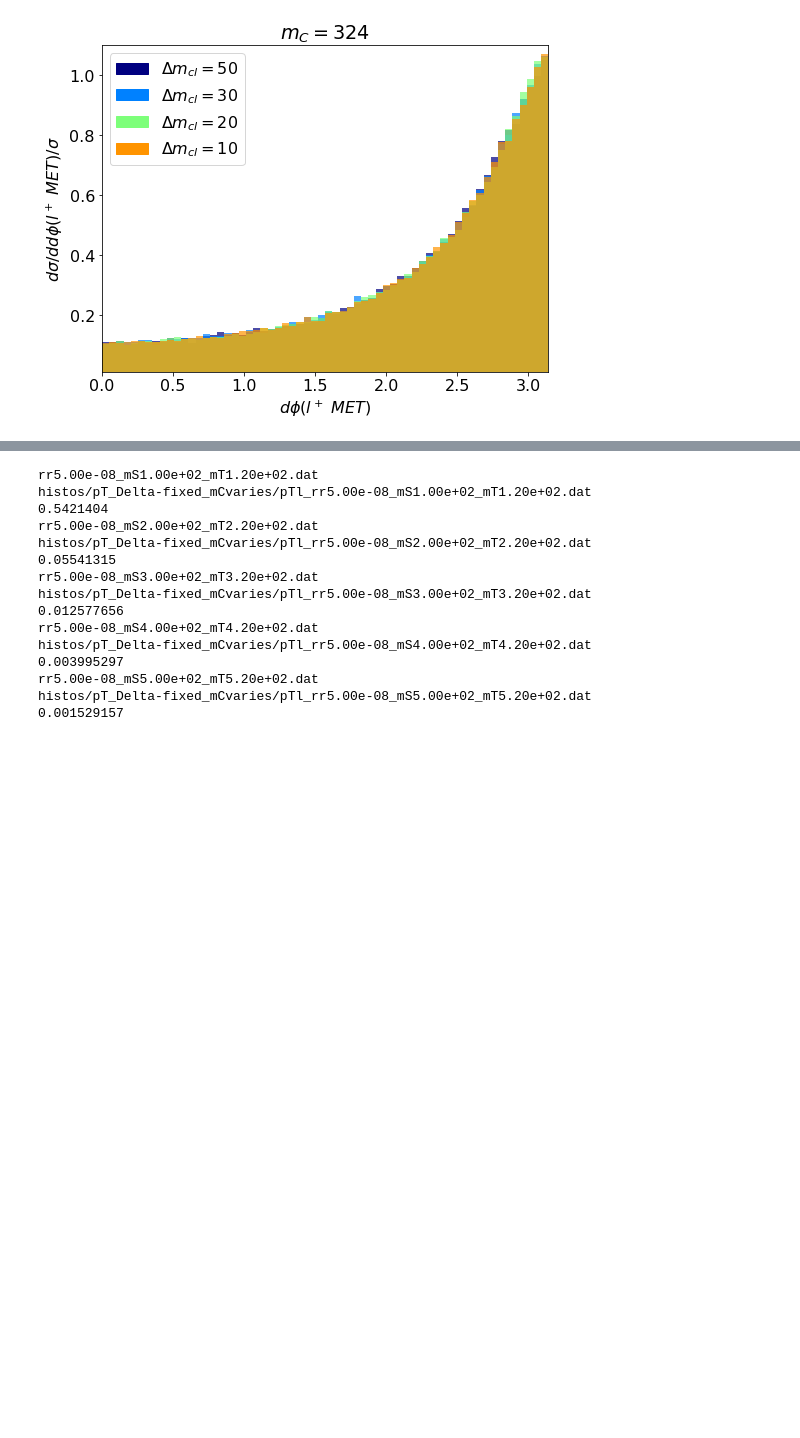
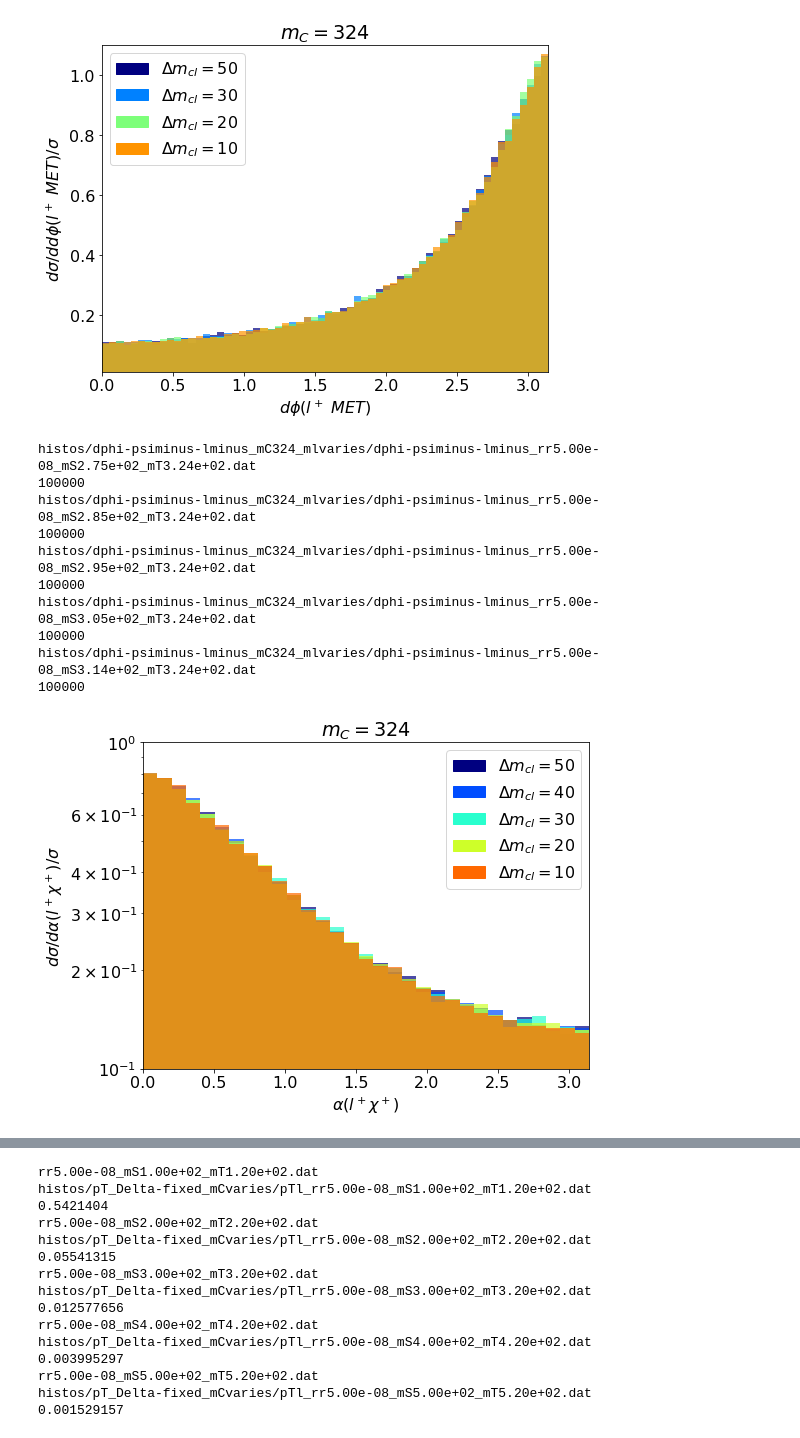
Before and after one commit to anasthesia/SoftLLP, a Jupyter notebook: kinematics/plot_histos.ipynb, the cells around one changed output, grey strips where cells are left out. Drawn from its saved outputs; the diff is of its cells as text; code cells hidden in the pictures; blank space fills up the shorter version.

```diff
--- a/kinematics/plot_histos.ipynb
+++ b/kinematics/plot_histos.ipynb
@@ -706,3 +748,41 @@ histos/dphi-lMET_mCfixed_mlvaries/dphi-lMET_rr5.00e-08_mS3.05e+02_mT3.24e+02.dat
 histos/dphi-lMET_mCfixed_mlvaries/dphi-lMET_rr5.00e-08_mS3.14e+02_mT3.24e+02.dat
 100000
 [figure]
+# %%
+#angle between the mediator and the same-charge lepton: mC fixed, ml varies
+
+plt.figure(figsize=(8, 6))
+
+histosFromFiles('histos/dphi-psiminus-lminus_mC324_mlvaries',0.1,False)
+
+
+plt.xlim(0,np.pi)
+plt.ylim(10**(-1),1)
+plt.yscale("log")
+
+plt.title("$m_C=324$")
+plt.xlabel('$\\alpha(l^+ \\chi^+)$')
+plt.ylabel('$d\\sigma/d \\alpha(l^+ \\chi^+)/\\sigma$')
+
+
+patch1 = mpatches.Patch(color=usedcolors[0], label='$\\Delta m_{cl}=50$')
+patch2 = mpatches.Patch(color=usedcolors[1], label='$\\Delta m_{cl}=40$')
+patch3 = mpatches.Patch(color=usedcolors[2], label='$\\Delta m_{cl}=30$')
+patch4 = mpatches.Patch(color=usedcolors[3], label='$\\Delta m_{cl}=20$')
+patch5 = mpatches.Patch(color=usedcolors[4], label='$\\Delta m_{cl}=10$')
+
+plt.legend(handles=[patch1,patch2,patch3,patch4,patch5],loc='upper right')
+
+plt.savefig('dphi-psiminus-lminus_mC324_different_splittings.png')
+# %% [output]
+histos/dphi-psiminus-lminus_mC324_mlvaries/dphi-psiminus-lminus_rr5.00e-08_mS2.75e+02_mT3.24e+02.dat
+100000
+histos/dphi-psiminus-lminus_mC324_mlvaries/dphi-psiminus-lminus_rr5.00e-08_mS2.85e+02_mT3.24e+02.dat
+100000
+histos/dphi-psiminus-lminus_mC324_mlvaries/dphi-psiminus-lminus_rr5.00e-08_mS2.95e+02_mT3.24e+02.dat
+100000
+histos/dphi-psiminus-lminus_mC324_mlvaries/dphi-psiminus-lminus_rr5.00e-08_mS3.05e+02_mT3.24e+02.dat
+100000
+histos/dphi-psiminus-lminus_mC324_mlvaries/dphi-psiminus-lminus_rr5.00e-08_mS3.14e+02_mT3.24e+02.dat
+100000
+[figure, added]
```
Also changed, not shown: parts of 3 cells of this notebook, 1 other file.
